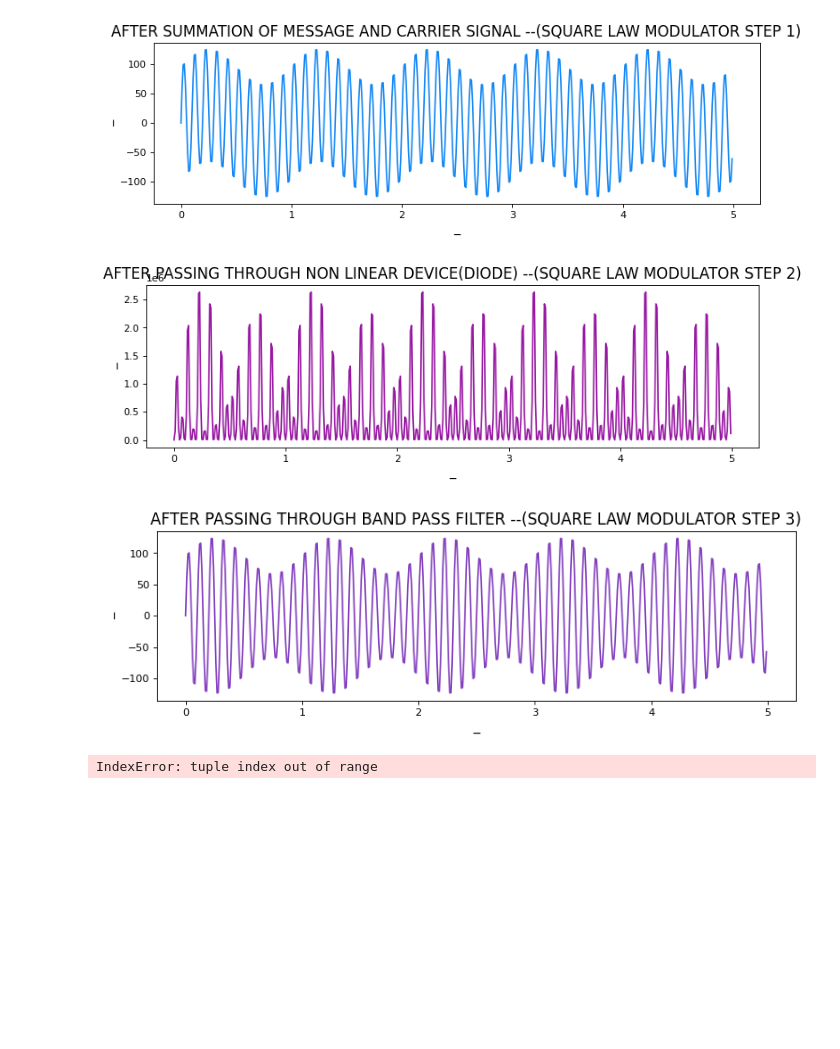
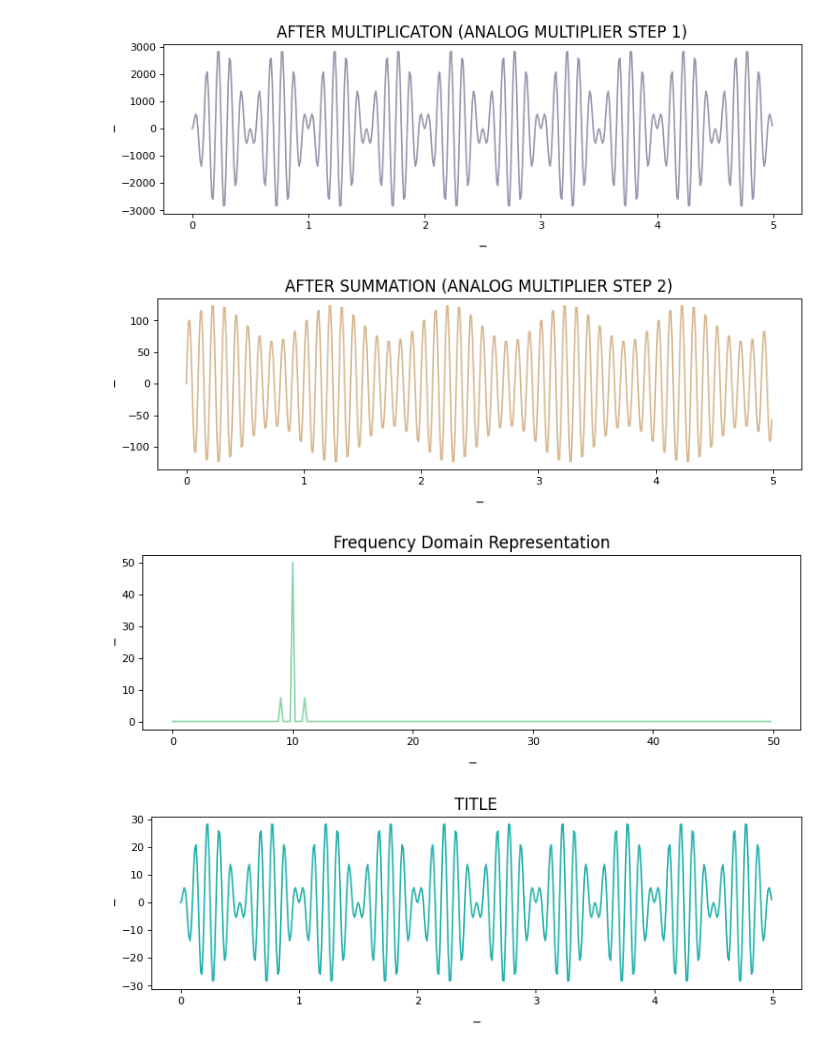
Before and after one commit to Udaysonu/Analog_communication_system_LIBRARY, a Jupyter notebook: ACS_Library.ipynb, the cells around one changed output. Saved outputs shown, nothing was run; the diff lists cells and outputs as text; code cells hidden in the pictures; blank space fills up the shorter version.

Commit message:
ADD DSBSC and SSB

```diff
--- a/ACS_Library.ipynb
+++ b/ACS_Library.ipynb
@@ -47,7 +47,6 @@ class Amplitude_Modulation:
         #Creating Amplitude modulated signal
         self.modulated_signal=None
     def get_modulated_signal(self):
-
         return self.modulated_signal
     def get_carrier_signal(self):
         return self.carrier_signal
@@ -88,6 +87,8 @@ class Amplitude_Modulation:
         ## we filter out the frequencies which are not needed using Band Pass Filter
 
         Vo= a*self.carrier_signal*(1+(2*b/a)/(self.carrier_amplitude)*self.message_signal)
+
+        self.modulated_signal=Vo
         self.plot(self.time,Vo,title="AFTER PASSING THROUGH BAND PASS FILTER --(SQUARE LAW MODULATOR STEP 3)")
 
     def plot(self,x_value,y_value,title="TITLE",x_value_2=None,y_value_2=None,
@@ -108,35 +109,48 @@ class Amplitude_Modulation:
     def fourier_trainsfrom(self,signal):
         amplitude=signal
 
         # Frequency domain representation
         samplingFrequency=self.samplingFrequency
         fourierTransform = np.fft.fft(amplitude)/len(amplitude)           # Normalize amplitude
 
         fourierTransform = fourierTransform[range(int(len(amplitude)/2))] # Exclude sampling frequency
 
         tpCount     = len(amplitude)
 
         values      = np.arange(int(tpCount/2))
 
         timePeriod  = tpCount/samplingFrequency
 
         frequencies = values/timePeriod
 
         # Frequency domain representation
 
         self.plot(frequencies, abs(fourierTransform),title="Frequency Domain Representation")
 
+    def dsbsc(self):
+        return self.carrier_signal*self.message_signal/(self.carrier_amplitude)
+
+    def ssbsc_lower(self):
+        return self.message_amplitude*np.sin(2*np.pi*self.carrier_angular_freq*self.time-2*(np.pi)
+                      *self.message_angular_freq*self.time)
+
+    def ssbsc_upper(self):
+        return self.message_amplitude*np.sin(2*np.pi*self.carrier_angular_freq*self.time+2*(np.pi)
+                      *self.message_angular_freq*self.time)
 
 ac=Amplitude_Modulation()
 # ac.plot(ac.get_time(),ac.get_message_signal(),"Message Signal",x_label="time",y_label="Amplitude")
 # ac.plot(ac.get_time(),ac.get_carrier_signal(),"Carrier Wave",x_label="time",y_label="Amplitude")
 a= ac.analog_multiplier()
 i=0
-b=ac.square_law_modulator()
+# b=ac.square_law_modulator()
 # ac.square_law_modulator()
 ac.fourier_trainsfrom(ac.get_modulated_signal())
+ac.plot(ac.get_time(), ac.dsbsc())
+ac.fourier_trainsfrom(ac.ssb_lower())
+ac.fourier_trainsfrom(ac.ssb_upper())
 # %% [output]
-[figure, old version]
+[figure, new version]
-[figure, old version]
+[figure, new version]
-[figure, old version]
+[figure, new version]
-IndexError: tuple index out of range
+[figure, added]
```
Also changed, not shown: parts of 1 cell of this notebook.
